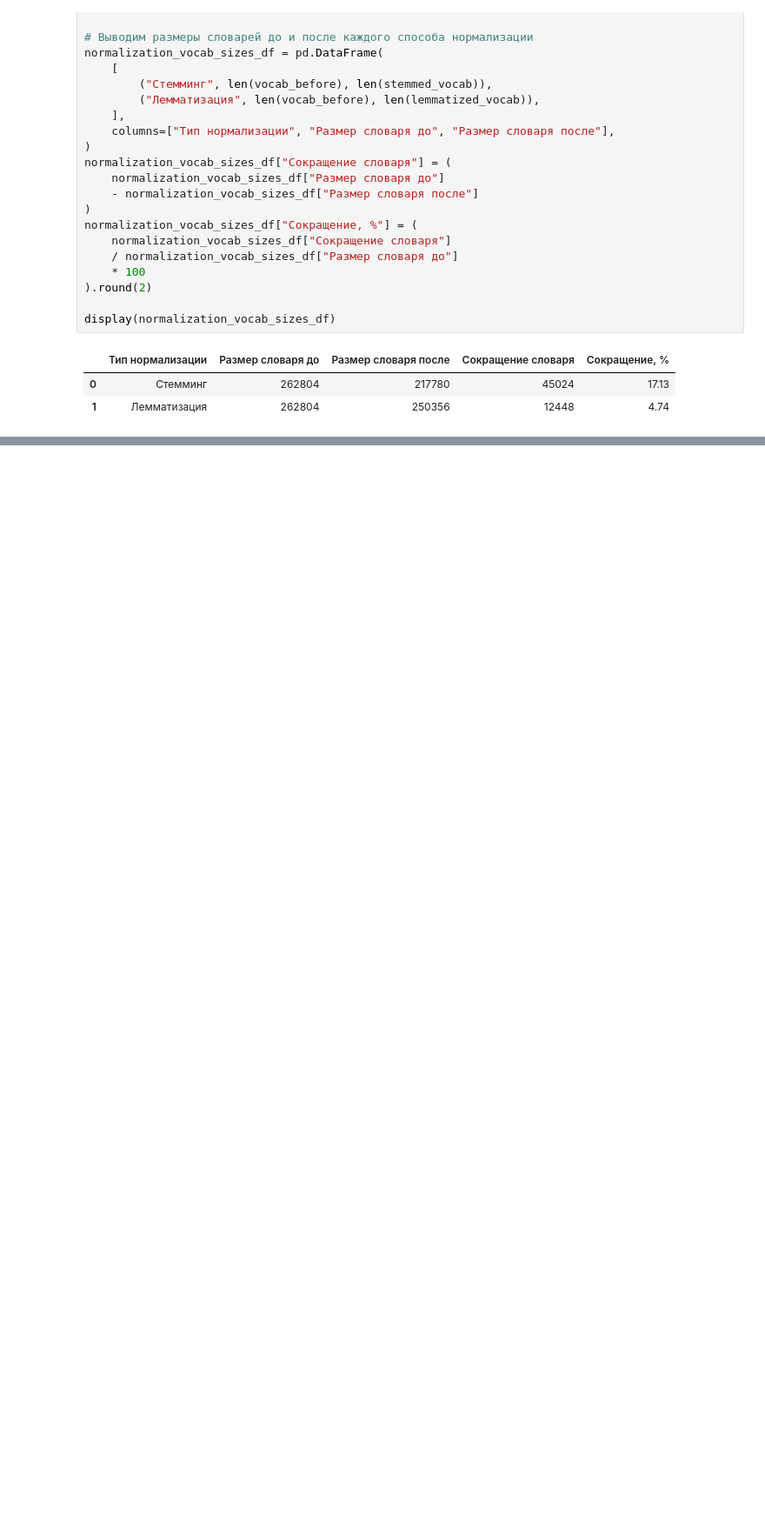
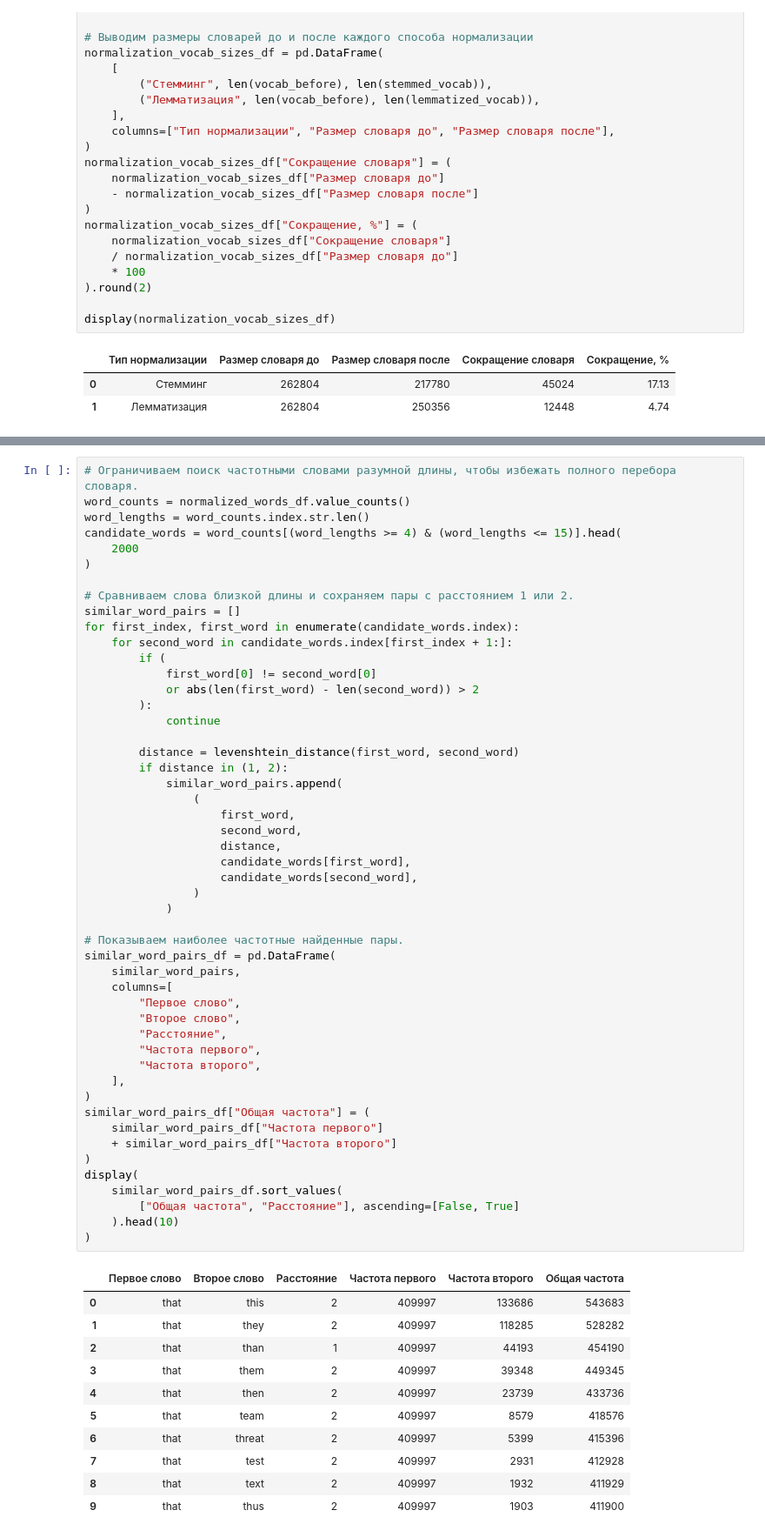
Before and after one commit to EgorChernov5/ITMO_SECS_TEXT_ANALYSIS_2026, a Jupyter notebook: Решения/lab1.ipynb, the cells around one changed output, grey strips where cells are left out. Shown at 87% size. Drawn from its saved outputs; the diff is of its cells as text; blank space fills up the shorter version.

```diff
--- a/Решения/lab1.ipynb
+++ b/Решения/lab1.ipynb
@@ -514,0 +555,62 @@ clean_test_df = clean_text_df(test_df)
+# %%
+# Ограничиваем поиск частотными словами разумной длины, чтобы избежать полного перебора словаря.
+word_counts = normalized_words_df.value_counts()
+word_lengths = word_counts.index.str.len()
+candidate_words = word_counts[(word_lengths >= 4) & (word_lengths <= 15)].head(
+    2000
+)
+
+# Сравниваем слова близкой длины и сохраняем пары с расстоянием 1 или 2.
+similar_word_pairs = []
+for first_index, first_word in enumerate(candidate_words.index):
+    for second_word in candidate_words.index[first_index + 1:]:
+        if (
+            first_word[0] != second_word[0]
+            or abs(len(first_word) - len(second_word)) > 2
+        ):
+            continue
+
+        distance = levenshtein_distance(first_word, second_word)
+        if distance in (1, 2):
+            similar_word_pairs.append(
+                (
+                    first_word,
+                    second_word,
+                    distance,
+                    candidate_words[first_word],
+                    candidate_words[second_word],
+                )
+            )
+
+# Показываем наиболее частотные найденные пары.
+similar_word_pairs_df = pd.DataFrame(
+    similar_word_pairs,
+    columns=[
+        "Первое слово",
+        "Второе слово",
+        "Расстояние",
+        "Частота первого",
+        "Частота второго",
+    ],
+)
+similar_word_pairs_df["Общая частота"] = (
+    similar_word_pairs_df["Частота первого"]
+    + similar_word_pairs_df["Частота второго"]
+)
+display(
+    similar_word_pairs_df.sort_values(
+        ["Общая частота", "Расстояние"], ascending=[False, True]
+    ).head(10)
+)
+# %% [output]
+|  | Первое слово | Второе слово | Расстояние | Частота первого | Частота второго | Общая частота |
+| 0 | that | this | 2 | 409997 | 133686 | 543683 |
+| 1 | that | they | 2 | 409997 | 118285 | 528282 |
+| 2 | that | than | 1 | 409997 | 44193 | 454190 |
+| 3 | that | them | 2 | 409997 | 39348 | 449345 |
+| 4 | that | then | 2 | 409997 | 23739 | 433736 |
+| 5 | that | team | 2 | 409997 | 8579 | 418576 |
+| 6 | that | threat | 2 | 409997 | 5399 | 415396 |
+| 7 | that | test | 2 | 409997 | 2931 | 412928 |
+| 8 | that | text | 2 | 409997 | 1932 | 411929 |
+| 9 | that | thus | 2 | 409997 | 1903 | 411900 |
```
Also changed, not shown: parts of 26 cells of this notebook.
